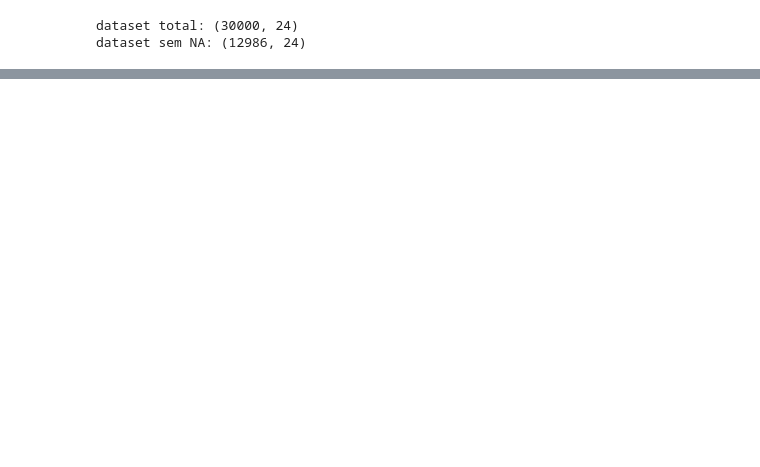
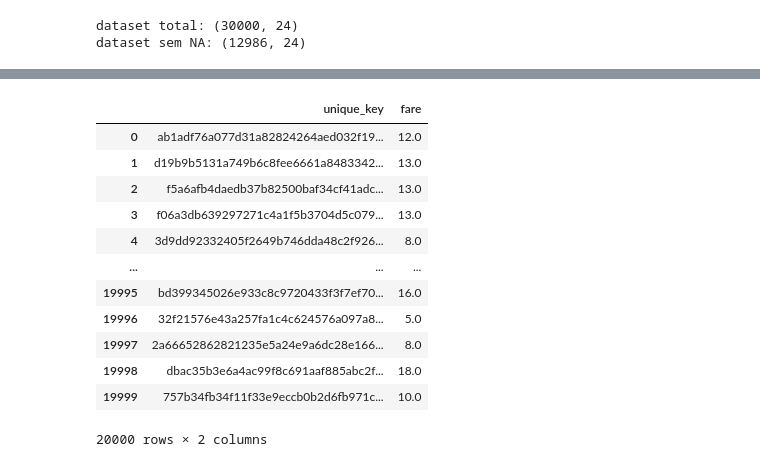
Before and after one commit to msbrasil/CiDAMO-Desafios, a Jupyter notebook: Desafio 1 - Taxi Ride Price/main.ipynb, the cells around one changed output, grey strips where cells are left out. Cells and saved outputs as stored; diff of their text form; code cells hidden in the pictures; blank space fills up the shorter version.

```diff
--- a/Desafio 1 - Taxi Ride Price/main.ipynb
+++ b/Desafio 1 - Taxi Ride Price/main.ipynb
@@ -154,0 +194,16 @@ ValueError: The truth value of a Series is ambiguous. Use a.empty, a.bool(), a.i
+# %%
+sample_submission
+# %% [output]
+|  | unique_key | fare |
+| 0 | ab1adf76a077d31a82824264aed032f19... | 12.0 |
+| 1 | d19b9b5131a749b6c8fee6661a8483342... | 13.0 |
+| 2 | f5a6afb4daedb37b82500baf34cf41adc... | 13.0 |
+| 3 | f06a3db639297271c4a1f5b3704d5c079... | 13.0 |
+| 4 | 3d9dd92332405f2649b746dda48c2f926... | 8.0 |
+| ... | ... | ... |
+| 19995 | bd399345026e933c8c9720433f3f7ef70... | 16.0 |
+| 19996 | 32f21576e43a257fa1c4c624576a097a8... | 5.0 |
+| 19997 | 2a66652862821235e5a24e9a6dc28e166... | 8.0 |
+| 19998 | dbac35b3e6a4ac99f8c691aaf885abc2f... | 18.0 |
+| 19999 | 757b34fb34f11f33e9eccb0b2d6fb971c... | 10.0 |
+20000 rows × 2 columns
```
Also changed, not shown: parts of 25 cells of this notebook, 1 other file.
